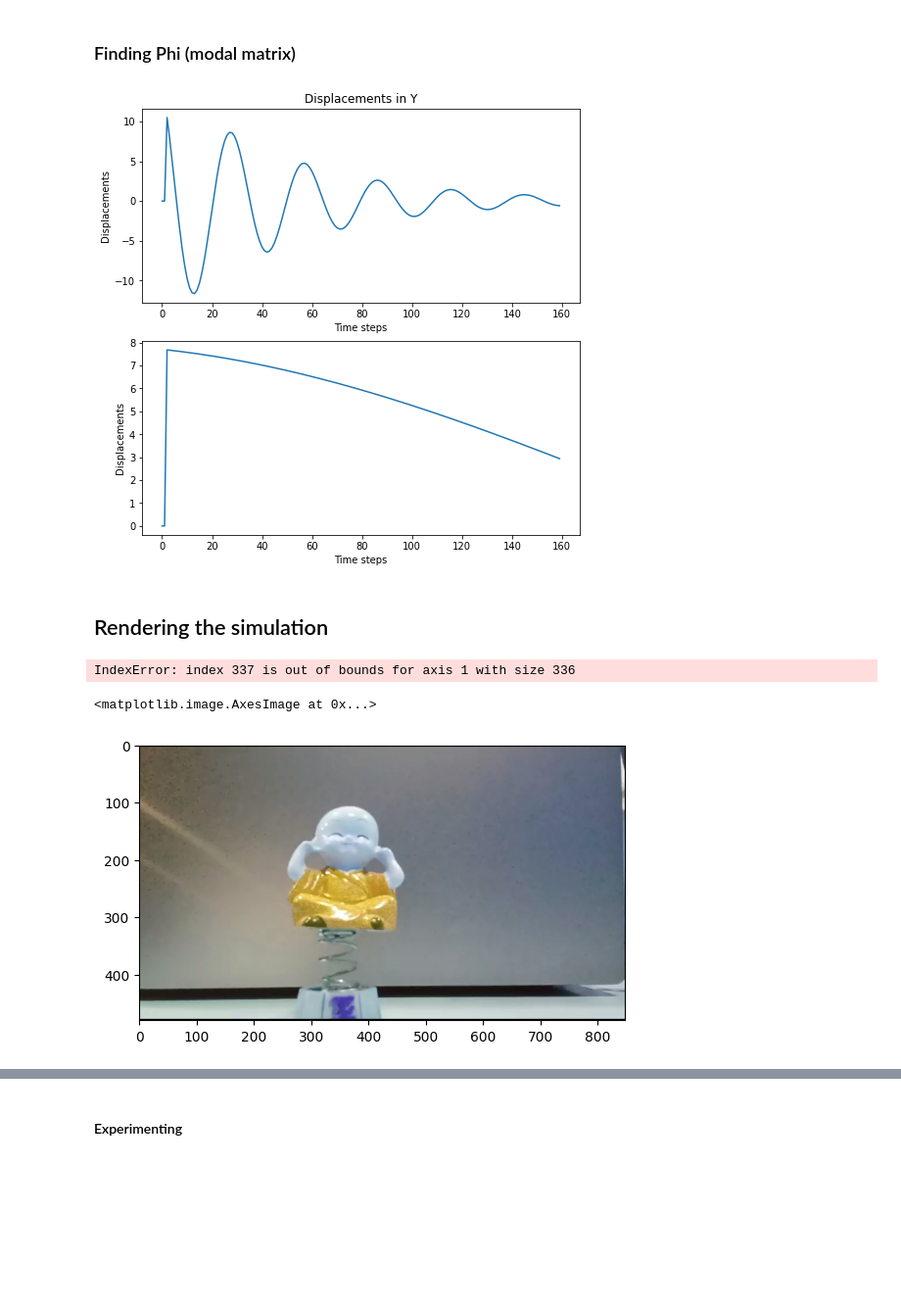
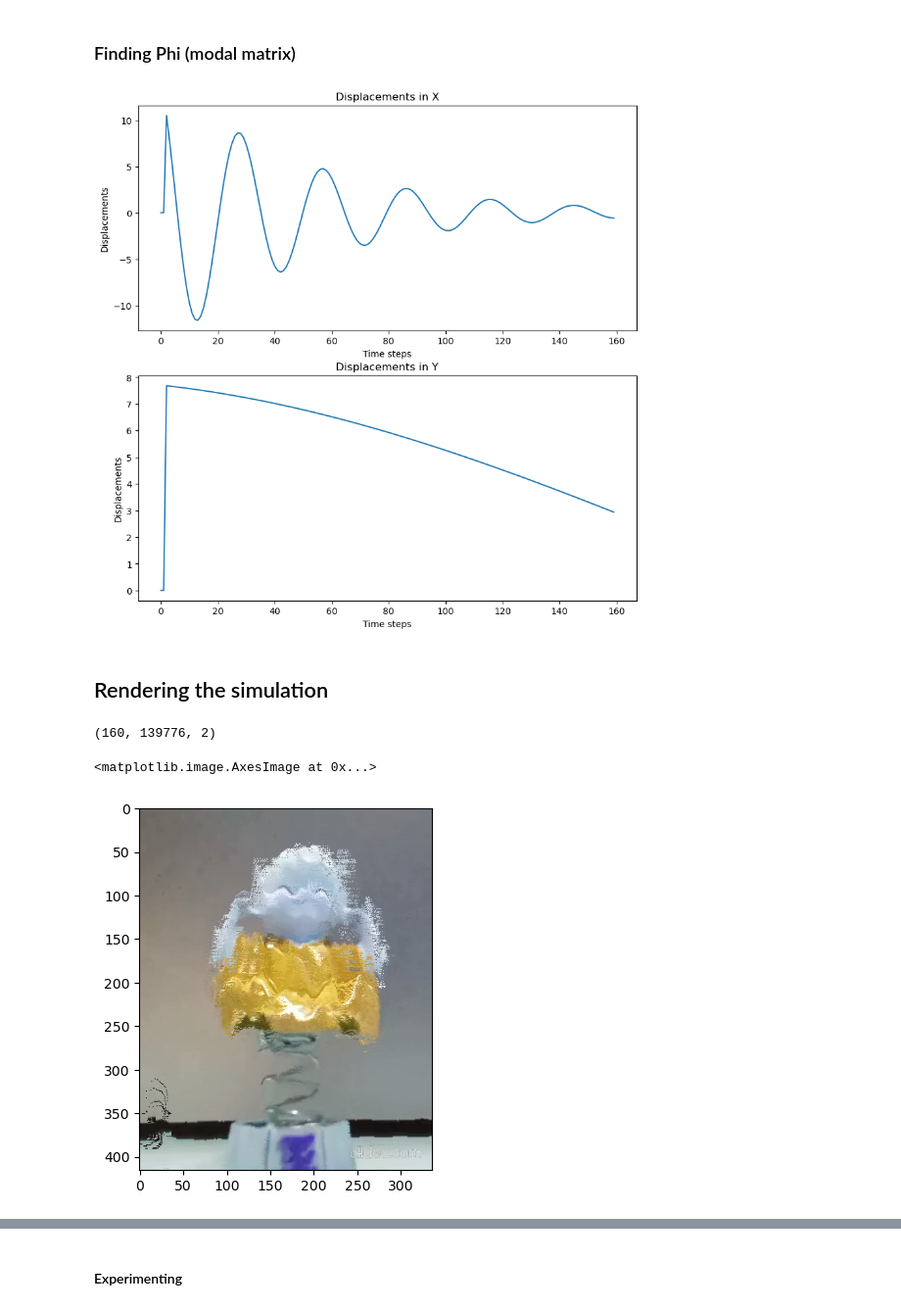
Before and after one commit to akshatsanghvi211103/DIP_Project, a Jupyter notebook: modal_analysis.ipynb, the cells around one changed output, grey strips where cells are left out. Shown: that part at 98% size. Saved outputs shown, nothing was run; the diff lists cells and outputs as text; code cells hidden in the pictures; blank space fills up the shorter version.

Commit message:
combined both X and Y displacements in modal_analysis.py

```diff
--- a/modal_analysis.ipynb
+++ b/modal_analysis.ipynb
@@ -432,7 +438,7 @@ final_displacement = final_displacement / 3000
 displacementsX = final_displacement[:, p2[0] * W + p2[1], 0]
 displacementsY = final_displacement[:, p2[0] * W + p2[1], 1]
 
-fig, axs = plt.subplots(2, 1, figsize=(8, 8))
+fig, axs = plt.subplots(2, 1, figsize=(10, 10))
 axs = axs.flatten()
 
 axs[0].set_title("Displacements in X")
@@ -441,69 +447,70 @@ axs[0].set_ylabel("Displacements")
 axs[0].plot(displacementsX)
 
 
-axs[0].set_title("Displacements in Y")
+axs[1].set_title("Displacements in Y")
 axs[1].set_xlabel("Time steps")
 axs[1].set_ylabel("Displacements")
 axs[1].plot(displacementsY)
 
 plt.show()
 # %% [output]
-[figure, old version]
+[figure, new version]
 # %% [markdown]
 ## Rendering the simulation
+# %%
+print(final_displacement.shape)
+# %% [output]
+(160, 139776, 2)
 # %%
 # applying force along x direction
-T = 200 # number of time-steps to simulate for
+T = 200  # number of time-steps to simulate for
 H, W, C = initial_frame.shape
-final_displacement = final_displacement.reshape(-1, H, W) # (num_frames, H, W)
-limit = W if dir == 1 else H # limit of the final destination
-
-inpainting_mask = np.zeros((H, W), dtype=np.uint8)
+Time, directions = final_displacement.shape[0], final_displacement.shape[-1]
+final_displacement = final_displacement.reshape(Time, H, W, directions)
 
 # initialize the current frame with the initial frame
 cur_frame = np.copy(initial_frame)
 output_frames = []
 output_frames.append(cur_frame)
 
-grid = np.indices((H, W)) # shape = (2, H, W)
+grid = np.indices((H, W))  # shape = (2, H, W)
 
 # Loop through each time-step/frame
-for frame_idx in range(T):
-  # calculating final destination of each pixel from the displacement values
-  frame_flow_data = final_displacement[frame_idx] # shape = (H, W)
-  final_destination = (grid[1] + frame_flow_data).astype(np.int64) # shape = (H, W)
+for frame_idx in range(Time):
+	#   calculating final destination of each pixel from the displacement values
+	frame_flow_data = final_displacement[frame_idx]  # shape = (H, W, 2)
+	final_destinationX = (
+		grid[1] + frame_flow_data[:, :, 0]).astype(np.int64)  # shape = (H, W)
+	final_destinationY = (
+		grid[0] + frame_flow_data[:, :, 1]).astype(np.int64)  # shape = (H, W)
 
-  # indices of all valid new x positions
-  indices = (0 <= final_destination) & (final_destination < limit)
+	# indices of all valid new x positions
+	indicesX = (0 <= final_destinationX) & (final_destinationX < W)
+	# indices of all valid new Y positions
+	indicesY = (0 <= final_destinationY) & (final_destinationY < H)
+	# final valid indices
+	valid_indices = indicesX & indicesY
 
-  # apply optical flow for all the valid indices
-  y, x = grid[0][indices], grid[1][indices]
-  new_x = final_destination[indices]
-  cur_frame[y, new_x] = initial_frame[y, x]
-#   fig, ax = plt.subplots(1, 2)
-#   plt.suptitle(str(frame_idx))
-#   ax[0].imshow(cur_frame)
-#   ax.show()
+	# apply optical flow for all the valid indices in X direction
+	y, x = grid[0][valid_indices], grid[1][valid_indices]
+	new_x, new_y = final_destinationX[valid_indices], final_destinationY[valid_indices]
+	cur_frame[new_y, new_x] = initial_frame[y, x]
 
-  # mark all the other pixels for inpainting
-  inpainting_mask[grid[0][~indices], grid[1][~indices]] = 255 # set to white
-#   cur_frame[grid[0][~indices], grid[1][~indices]] = 255 # set to white
-  # performing inpainting on the current frame to fill gaps
-  inpainting_radius = 5
-  cur_frame = cv2.inpaint(cur_frame, inpainting_mask, inpainting_radius, cv2.INPAINT_TELEA)
-#   ax[1].imshow(cur_frame)
-#   plt.show()
+	# mark all the other pixels for inpainting
+	inpainting_mask = np.zeros((H, W), dtype=np.uint8)
+	inpainting_mask[grid[0][~valid_indices], grid[1][~valid_indices]] = 255 # set to white
+	# performing inpainting on the current frame to fill gaps
+	inpainting_radius = 2
+	cur_frame = cv2.inpaint(cur_frame, inpainting_mask, inpainting_radius, cv2.INPAINT_TELEA)
 
-  output_frames.append(cur_frame)
+	output_frames.append(cur_frame)
 
 output_frames = np.array(output_frames)
-# %% [output]
-IndexError: index 337 is out of bounds for axis 1 with size 336
 # %%
-plt.imshow(output_frames[1], cmap="gray")
+plt.imshow(output_frames[7], cmap="gray")
 # %% [output]
 <matplotlib.image.AxesImage at 0x...>
-[figure, old version]
+[figure, new version]
 # %%
 # saving the output frames
 print(output_frames.shape)
```
Also changed, not shown: parts of 13 cells of this notebook.
